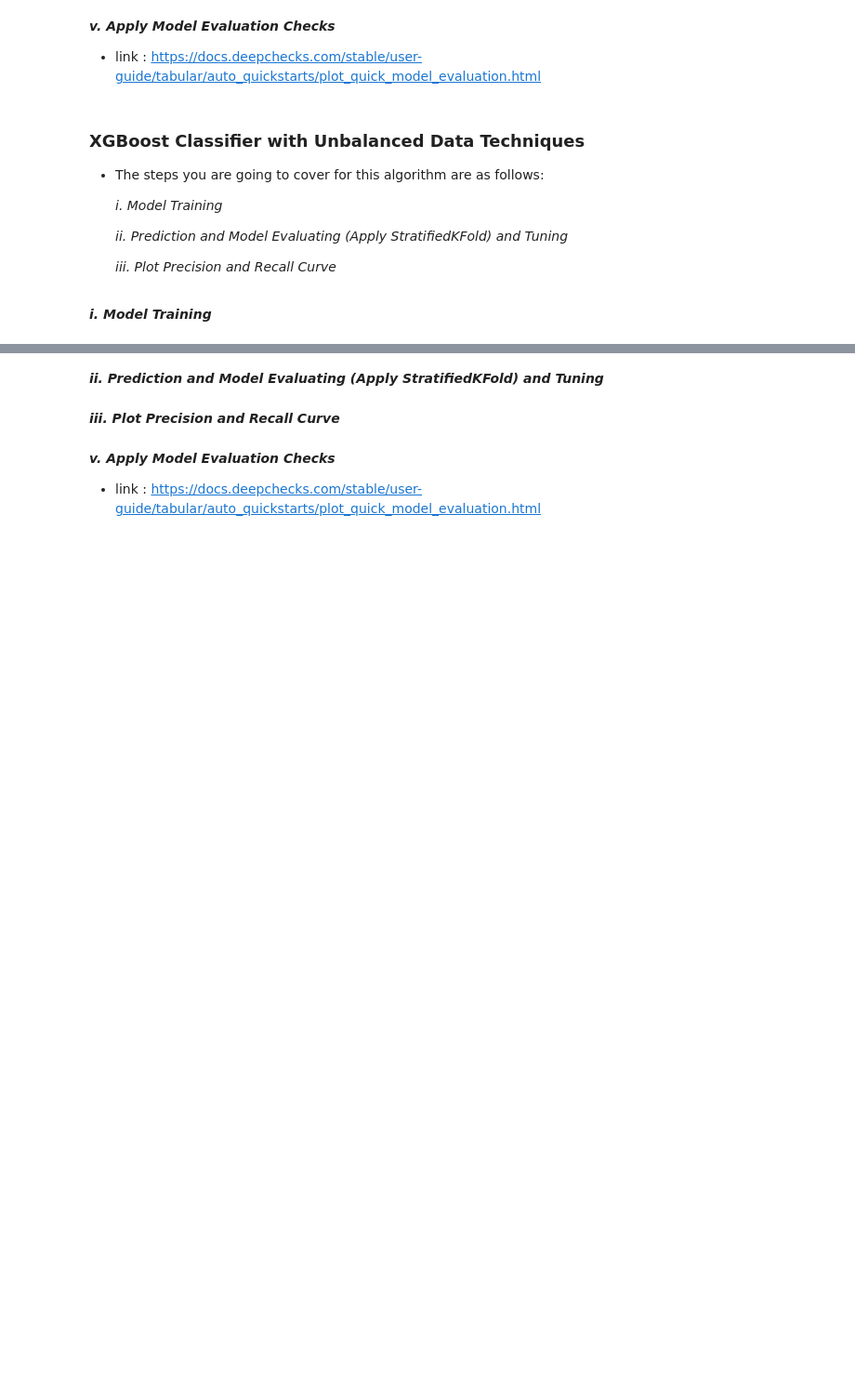
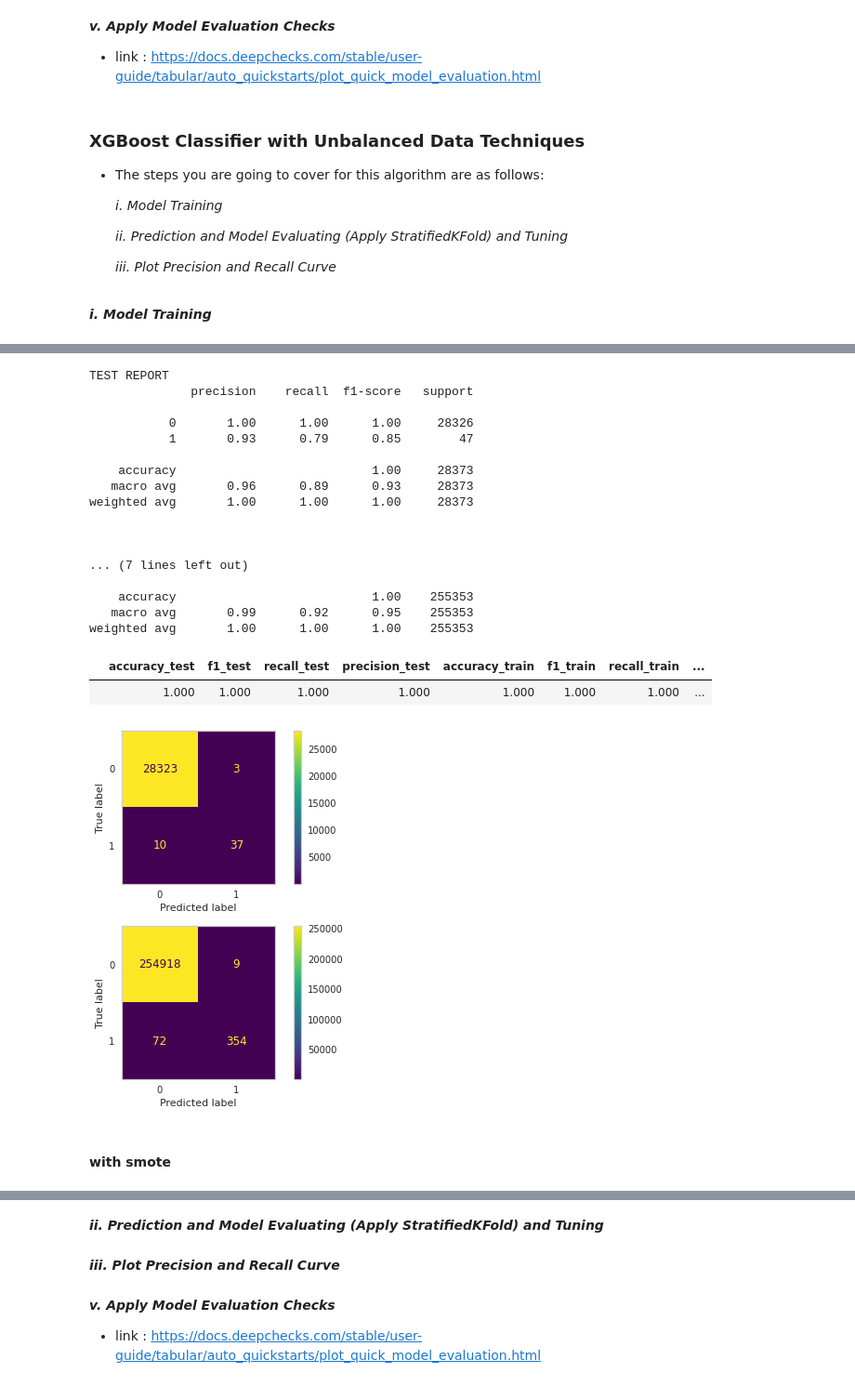
Before and after one commit to Kadir-Ozkan/Credit-Card-Fraud-Detection, a Jupyter notebook: Fraud_Detection_G2_8_11_Ver_5.ipynb, the cells around one changed output, grey strips where cells are left out. Shown at 93% size. Saved outputs shown, nothing was run; the diff lists cells and outputs as text; code cells hidden in the pictures; blank space fills up the shorter version.

```diff
--- a/Fraud_Detection_G2_8_11_Ver_5.ipynb
+++ b/Fraud_Detection_G2_8_11_Ver_5.ipynb
@@ -1298,0 +1336,3 @@ plt.show()
+# %%
+X_train, X_test, y_train, y_test = train_test_split(X, y, test_size=0.1, stratify=y)
+X_train.shape, X_test.shape
@@ -1298,0 +1341,18 @@ plt.show()
+# %%
+from sklearn.compose import make_column_transformer
+from sklearn.preprocessing import OrdinalEncoder
+
+
+ord_enc = OrdinalEncoder(handle_unknown='use_encoded_value', unknown_value=-1)
+
+column_trans = make_column_transformer((ord_enc, cat), remainder='passthrough')
+# %%
+from xgboost import XGBClassifier
+import xgboost as xgb
+
+xgb_model = XGBClassifier(random_state=101)
+
+operations = [("OrdinalEncoder", column_trans), ("XGB_model", xgb_model)]
+
+pipe_XGB = Pipeline(steps=operations)
+pipe_XGB.fit(X_train, y_train)
@@ -1298,0 +1367,25 @@ plt.show()
+# %%
+eval_metric_classification(pipe_XGB, X_train, y_train, X_test, y_test)
+# %% [output]
+TEST REPORT
+              precision    recall  f1-score   support
+
+           0       1.00      1.00      1.00     28326
+           1       0.93      0.79      0.85        47
+
+    accuracy                           1.00     28373
+   macro avg       0.96      0.89      0.93     28373
+weighted avg       1.00      1.00      1.00     28373
+
+
+
+... (7 lines left out)
+
+    accuracy                           1.00    255353
+   macro avg       0.99      0.92      0.95    255353
+weighted avg       1.00      1.00      1.00    255353
+|  | accuracy_test | f1_test | recall_test | precision_test | accuracy_train | f1_train | recall_train | ... |
+|  | 1.000 | 1.000 | 1.000 | 1.000 | 1.000 | 1.000 | 1.000 | ... |
+[figure, added]
+# %% [markdown]
+#### with smote
```
Also changed, not shown: parts of 47 cells of this notebook.
